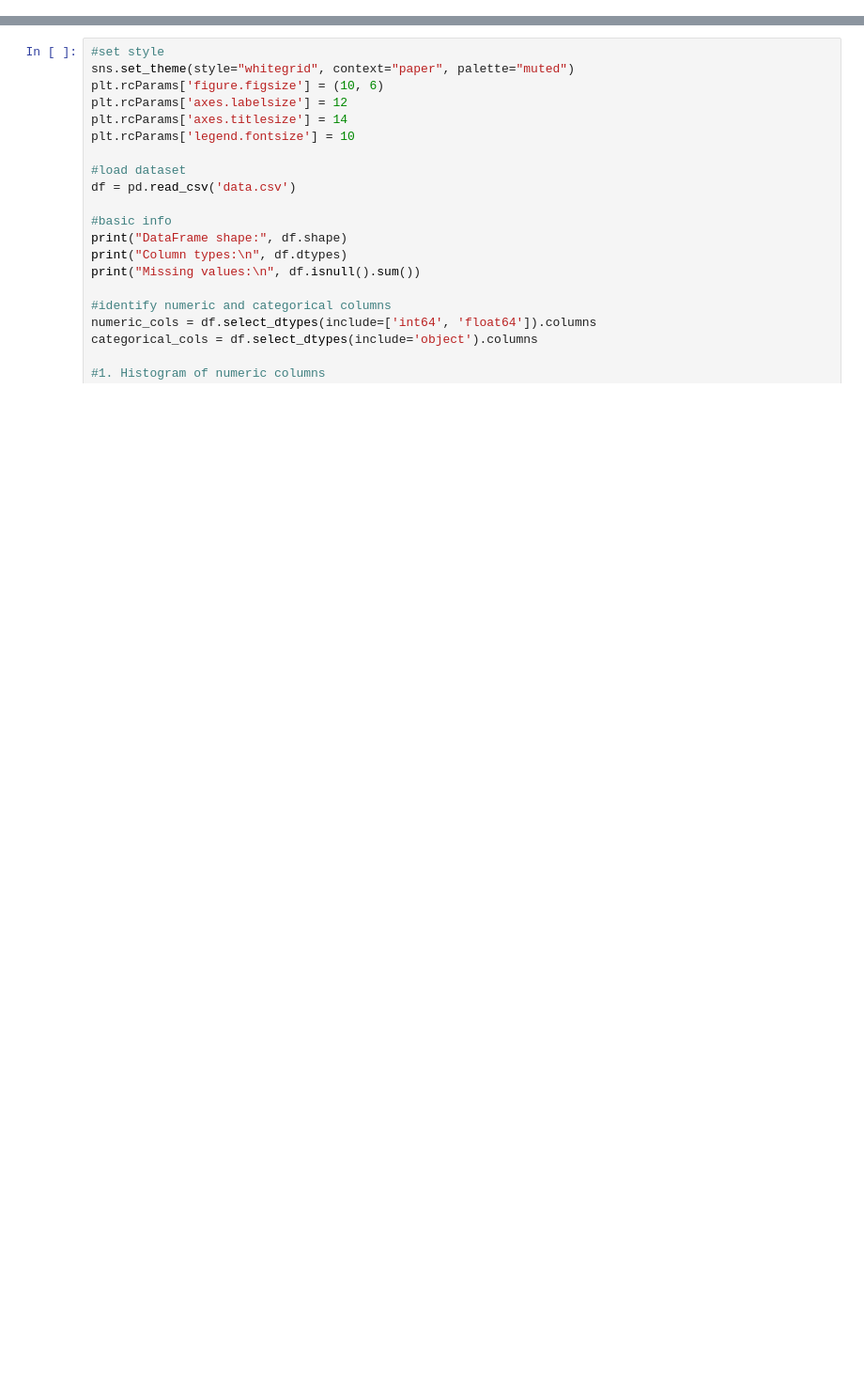
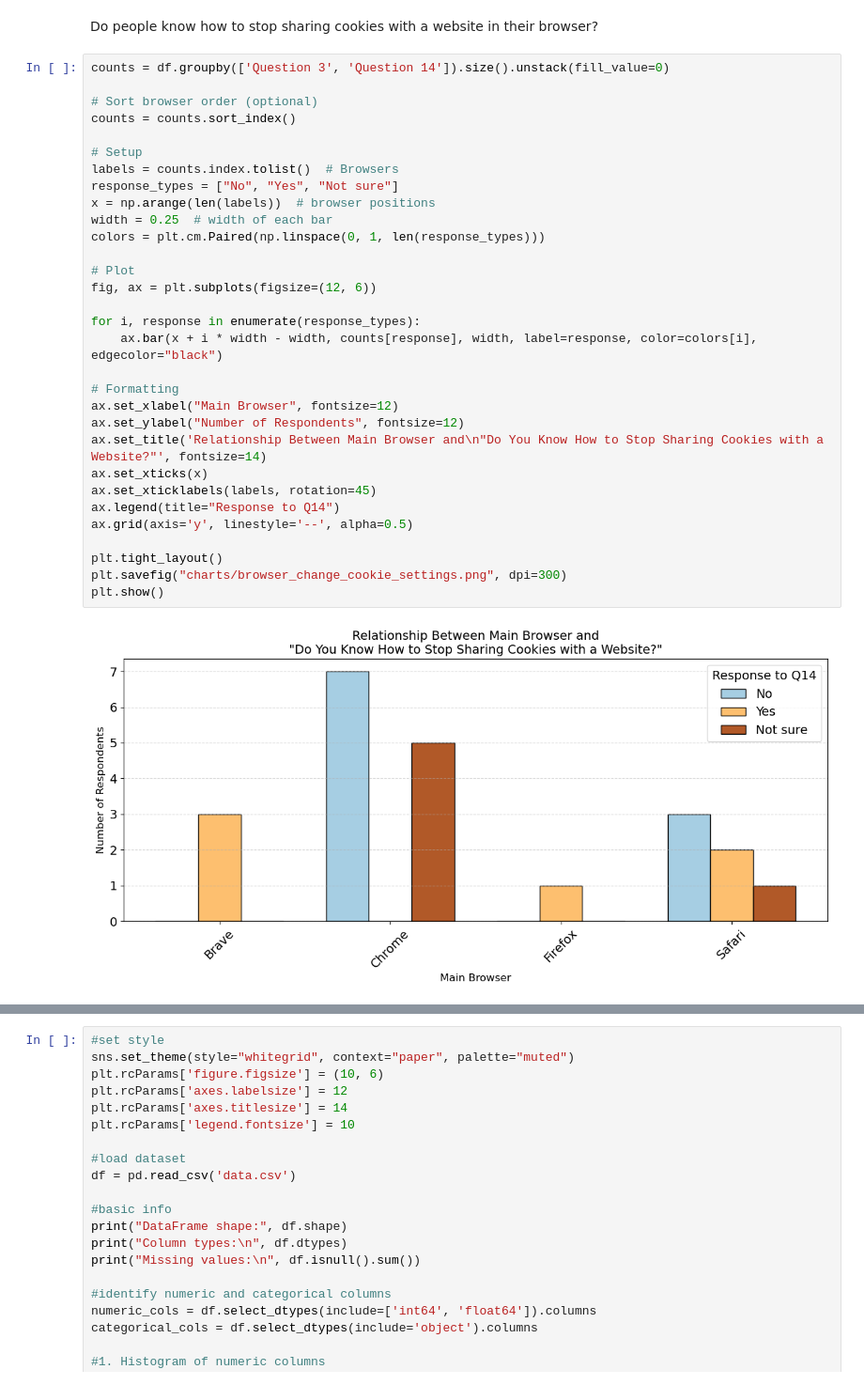
Before and after one commit to TheShai81/data259-cookies, a Jupyter notebook: scripts/visualizations.ipynb, the cells around one changed output, grey strips where cells are left out. Shown at 94% size. Drawn from its saved outputs; the diff is of its cells as text; blank space fills up the shorter version.

```diff
--- a/scripts/visualizations.ipynb
+++ b/scripts/visualizations.ipynb
@@ -7,0 +77,35 @@ from df_transform import encode_answers,
+# %% [markdown]
+Do people know how to stop sharing cookies with a website in their browser?
+# %%
+counts = df.groupby(['Question 3', 'Question 14']).size().unstack(fill_value=0)
+
+# Sort browser order (optional)
+counts = counts.sort_index()
+
+# Setup
+labels = counts.index.tolist()  # Browsers
+response_types = ["No", "Yes", "Not sure"]
+x = np.arange(len(labels))  # browser positions
+width = 0.25  # width of each bar
+colors = plt.cm.Paired(np.linspace(0, 1, len(response_types)))
+
+# Plot
+fig, ax = plt.subplots(figsize=(12, 6))
+
+for i, response in enumerate(response_types):
+    ax.bar(x + i * width - width, counts[response], width, label=response, color=colors[i], edgecolor="black")
+
+# Formatting
+ax.set_xlabel("Main Browser", fontsize=12)
+ax.set_ylabel("Number of Respondents", fontsize=12)
+ax.set_title('Relationship Between Main Browser and\n"Do You Know How to Stop Sharing Cookies with a Website?"', fontsize=14)
+ax.set_xticks(x)
+ax.set_xticklabels(labels, rotation=45)
+ax.legend(title="Response to Q14")
+ax.grid(axis='y', linestyle='--', alpha=0.5)
+
+plt.tight_layout()
+plt.savefig("charts/browser_change_cookie_settings.png", dpi=300)
+plt.show()
+# %% [output]
+[figure, added]
```
Also changed, not shown: parts of 18 cells of this notebook, 1 other file.
